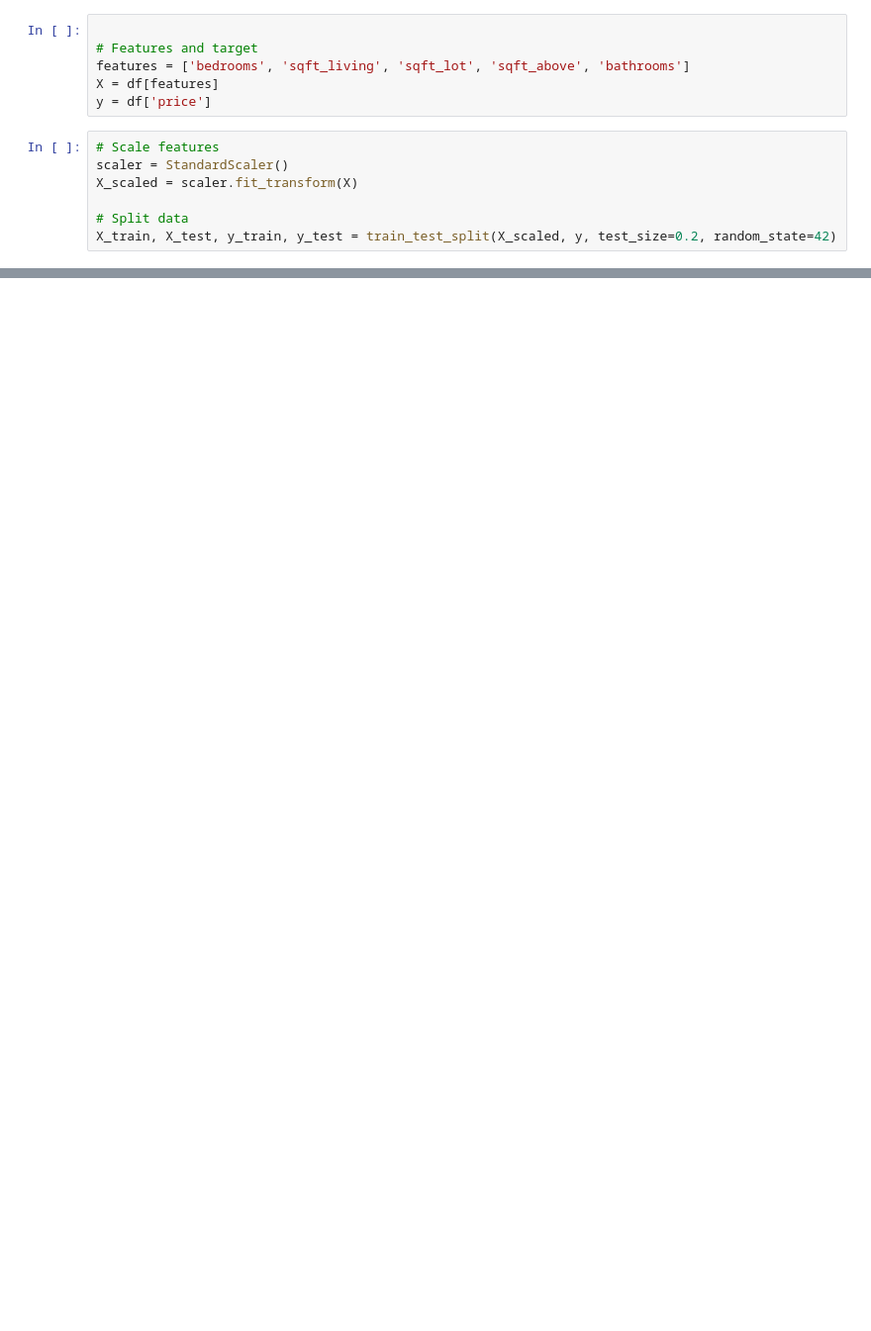
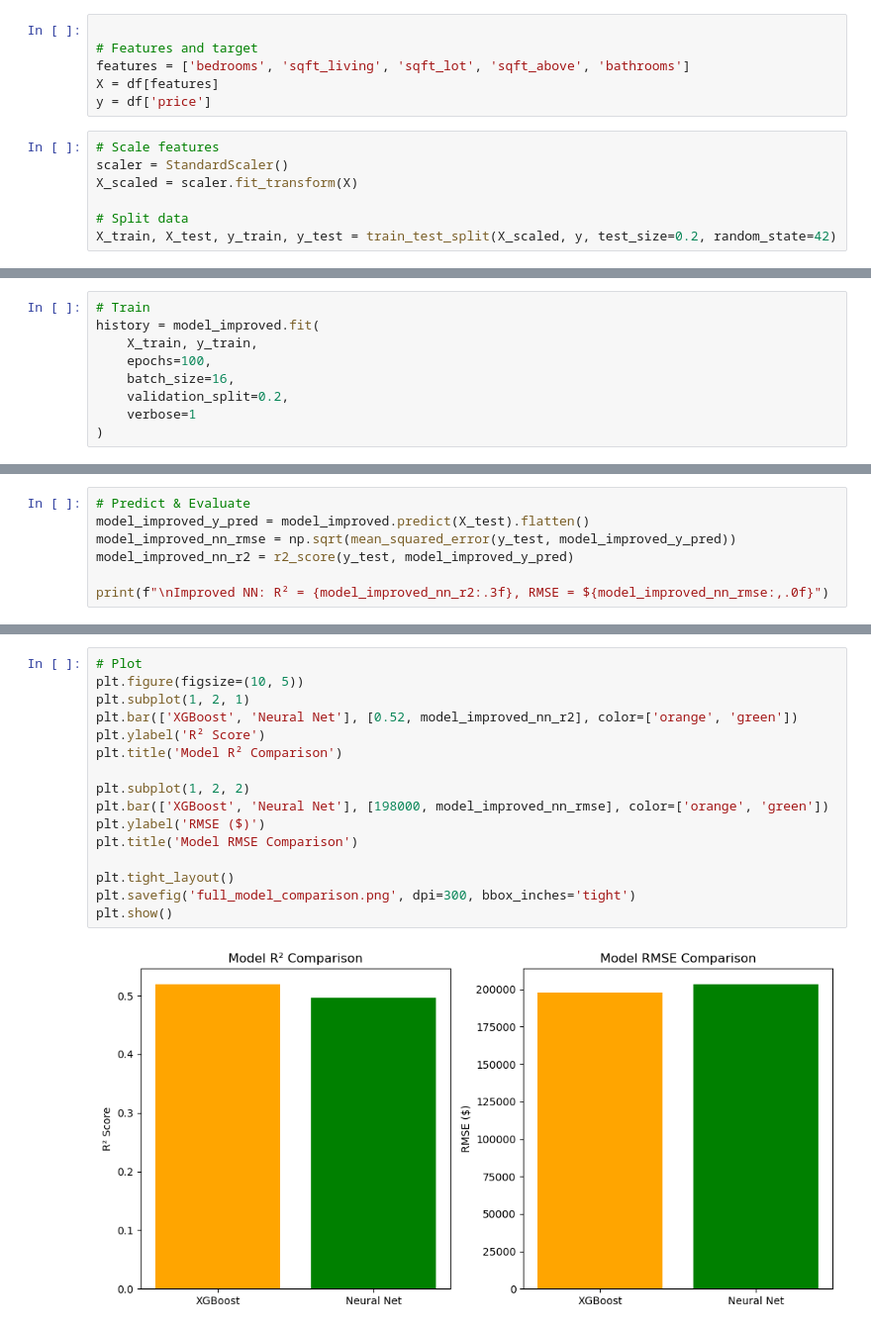
Before and after one commit to afif103/AI-ML-Portfolio, a Jupyter notebook: ML/Week4_Deep_Learning_Preview.ipynb, the cells around one changed output, grey strips where cells are left out. Shown: that part at 99% size. Saved outputs shown, nothing was run; the diff lists cells and outputs as text; blank space fills up the shorter version.

```diff
--- a/ML/Week4_Deep_Learning_Preview.ipynb
+++ b/ML/Week4_Deep_Learning_Preview.ipynb
@@ -103,0 +143,9 @@ plt.show()
+# %%
+# Train
+history = model_improved.fit(
+    X_train, y_train,
+    epochs=100,
+    batch_size=16,
+    validation_split=0.2,
+    verbose=1
+)
@@ -103,0 +170,7 @@ plt.show()
+# %%
+# Predict & Evaluate
+model_improved_y_pred = model_improved.predict(X_test).flatten()
+model_improved_nn_rmse = np.sqrt(mean_squared_error(y_test, model_improved_y_pred))
+model_improved_nn_r2 = r2_score(y_test, model_improved_y_pred)
+
+print(f"\nImproved NN: R² = {model_improved_nn_r2:.3f}, RMSE = ${model_improved_nn_rmse:,.0f}")
@@ -103,0 +188,18 @@ plt.show()
+# %%
+# Plot
+plt.figure(figsize=(10, 5))
+plt.subplot(1, 2, 1)
+plt.bar(['XGBoost', 'Neural Net'], [0.52, model_improved_nn_r2], color=['orange', 'green'])
+plt.ylabel('R² Score')
+plt.title('Model R² Comparison')
+
+plt.subplot(1, 2, 2)
+plt.bar(['XGBoost', 'Neural Net'], [198000, model_improved_nn_rmse], color=['orange', 'green'])
+plt.ylabel('RMSE ($)')
+plt.title('Model RMSE Comparison')
+
+plt.tight_layout()
+plt.savefig('full_model_comparison.png', dpi=300, bbox_inches='tight')
+plt.show()
+# %% [output]
+[figure, added]
```
Also changed, not shown: parts of 8 cells of this notebook, 1 other file.
